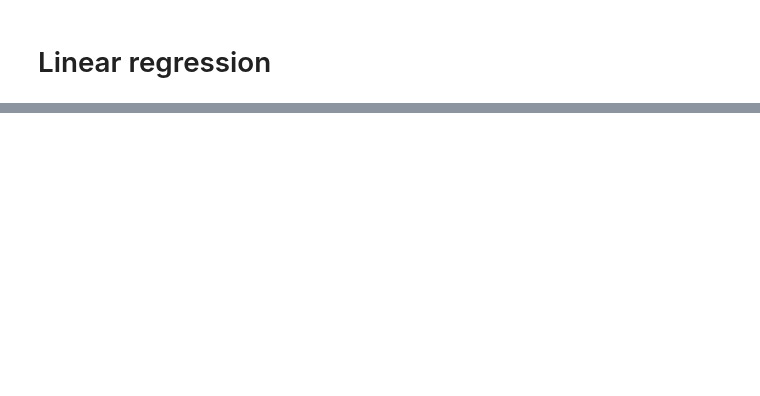
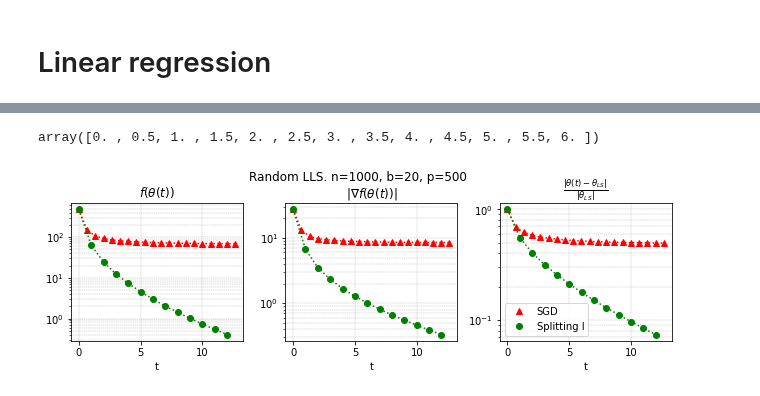
Before and after one commit to MerkulovDaniil/split-sgd, a Jupyter notebook: Code/Continuous_time.ipynb, the cells around one changed output, grey strips where cells are left out. Drawn from its saved outputs; the diff is of its cells as text; code cells hidden in the pictures; blank space fills up the shorter version.

Commit message:
add: continuous time LLS

```diff
--- a/Code/Continuous_time.ipynb
+++ b/Code/Continuous_time.ipynb
@@ -283,0 +253,14 @@ QR finished
+# %%
+ts_spl
+# %% [output]
+array([0. , 0.5, 1. , 1.5, 2. , 2.5, 3. , 3.5, 4. , 4.5, 5. , 5.5, 6. ])
+# %%
+times     = [ts_sgd, ts_spl]
+losses    = [loss_sgd, loss_spl]
+grads     = [grad_sgd, grad_spl]
+rel_diffs = [par_diff_sgd, par_diff_spl]
+labels    = ['SGD', 'Splitting I']
+title     = f'Random LLS. n={n}, b={b}, p={p}'
+plot_continuous_time_lls(times, losses, grads, rel_diffs, labels, N_epochs, title)
+# %% [output]
+[figure, added]
```
Also changed, not shown: parts of 5 cells of this notebook.
